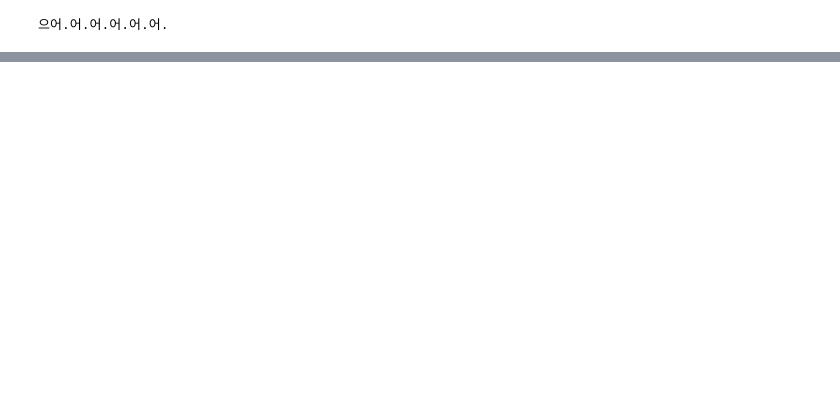
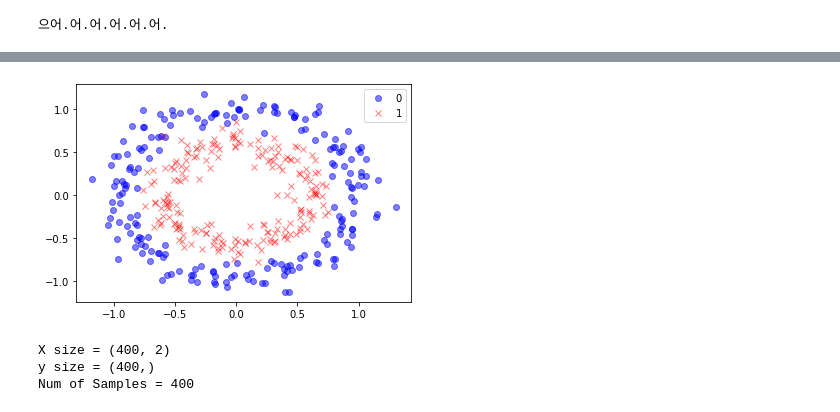
Before and after one commit to Jelly6489/testRepoKJY, a Jupyter notebook: fourth.ipynb, the cells around one changed output, grey strips where cells are left out. Saved outputs shown, nothing was run; the diff lists cells and outputs as text; code cells hidden in the pictures; blank space fills up the shorter version.

```diff
--- a/fourth.ipynb
+++ b/fourth.ipynb
@@ -4,0 +18,32 @@ print('으어.어.어.어.어.어.')
+# %%
+def plot_data(pl, X, y):
+    # y가 0인 애들 중에 x좌표 X[y == 0, 0]
+    # y가 0인 애들 중에 y좌표 X[y == 0, 1]
+    pl.plot(X[y == 0, 0], X[y == 0, 1], 'ob', alpha = 0.5)
+
+    # y가 1인 애들 중에 x좌표 X[y == 1, 0]
+    # y가 1인 애들 중에 y좌표 X[y == 1, 1]
+    pl.plot(X[y == 1, 0], X[y == 1, 1], 'xr', alpha = 0.5)
+    pl.legend(['0', '1'])
+    return pl
+# %%
+X, y = make_circles(
+    n_samples = 400,
+    factor = 0.6,
+    noise = 0.1,
+    random_state = 42
+)
+pl = plot_data(plt, X, y)
+pl.show()
+# %% [output]
+[figure, added]
+# %%
+seed = 1
+
+print("X size =", X.shape) # 400개의 데이터가 있고 데이터가 2차원
+print("y size =", y.shape)
+print("Num of Samples =", X.shape[0])
+# %% [output]
+X size = (400, 2)
+y size = (400,)
+Num of Samples = 400
```
Also changed, not shown: parts of 31 cells of this notebook.
